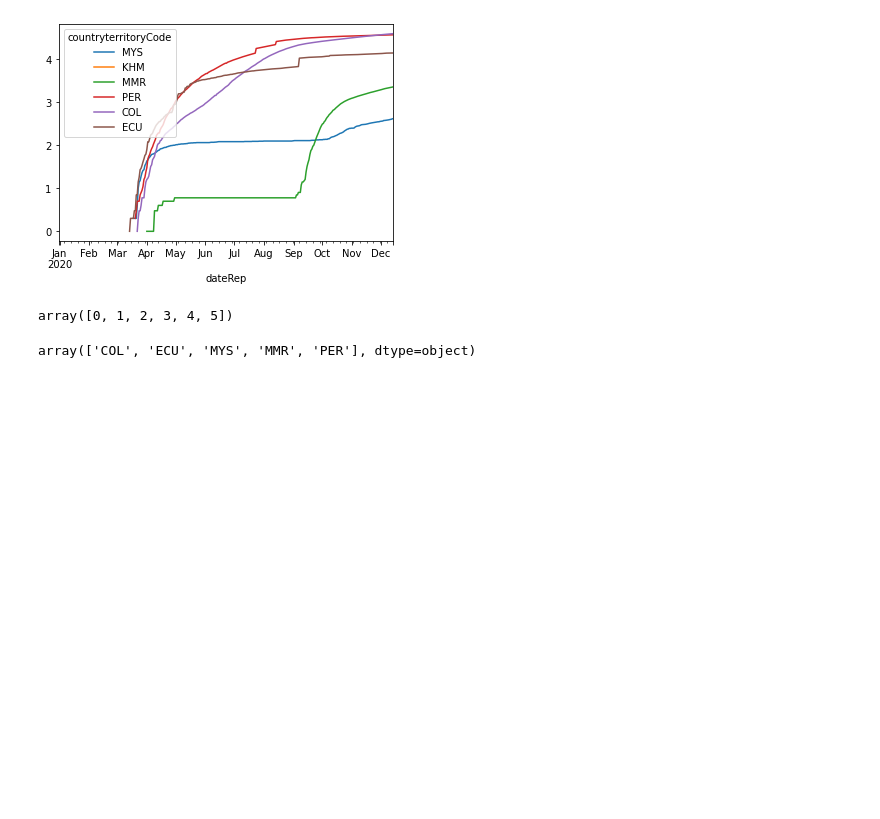
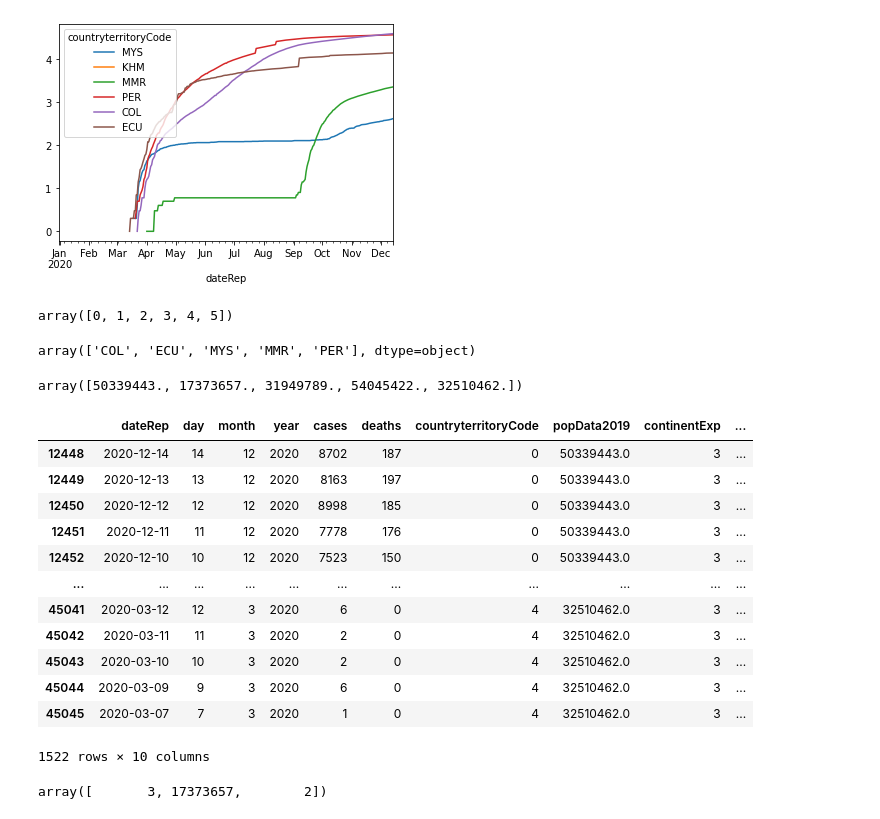
Before and after one commit to Wasilp/Ibm_COVID_workshop, a Jupyter notebook: zzcorcont.ipynb, the cells around one changed output. Saved outputs shown, nothing was run; the diff lists cells and outputs as text; code cells hidden in the pictures; blank space fills up the shorter version.

Commit message:
Categorized popData2019

```diff
--- a/zzcorcont.ipynb
+++ b/zzcorcont.ipynb
@@ -80,3 +80,23 @@ df.countryterritoryCode.unique()
 array(['COL', 'ECU', 'MYS', 'MMR', 'PER'], dtype=object)
 # %%
 df['countryterritoryCode'] = df['countryterritoryCode'].map( {'COL': 0, 'ECU': 1, 'MYS': 2,'MMR':3,'PER':4} ).astype(int)
+# %%
+df.popData2019.unique()
+# %% [output]
+array([50339443., 17373657., 31949789., 54045422., 32510462.])
+# %%
+df
+# %% [output]
+|  | dateRep | day | month | year | cases | deaths | countryterritoryCode | popData2019 | continentExp | ... |
+| 12448 | 2020-12-14 | 14 | 12 | 2020 | 8702 | 187 | 0 | 50339443.0 | 3 | ... |
+| 12449 | 2020-12-13 | 13 | 12 | 2020 | 8163 | 197 | 0 | 50339443.0 | 3 | ... |
+| 12450 | 2020-12-12 | 12 | 12 | 2020 | 8998 | 185 | 0 | 50339443.0 | 3 | ... |
+| 12451 | 2020-12-11 | 11 | 12 | 2020 | 7778 | 176 | 0 | 50339443.0 | 3 | ... |
+| 12452 | 2020-12-10 | 10 | 12 | 2020 | 7523 | 150 | 0 | 50339443.0 | 3 | ... |
+| ... | ... | ... | ... | ... | ... | ... | ... | ... | ... | ... |
+| 45041 | 2020-03-12 | 12 | 3 | 2020 | 6 | 0 | 4 | 32510462.0 | 3 | ... |
+| 45042 | 2020-03-11 | 11 | 3 | 2020 | 2 | 0 | 4 | 32510462.0 | 3 | ... |
+| 45043 | 2020-03-10 | 10 | 3 | 2020 | 2 | 0 | 4 | 32510462.0 | 3 | ... |
+| 45044 | 2020-03-09 | 9 | 3 | 2020 | 6 | 0 | 4 | 32510462.0 | 3 | ... |
+| 45045 | 2020-03-07 | 7 | 3 | 2020 | 1 | 0 | 4 | 32510462.0 | 3 | ... |
+1522 rows × 10 columns
@@ -82,0 +110,4 @@ df['countryterritoryCode'] = df['countryterritoryCode'].map( {'COL': 0, 'ECU': 1
+# %%
+df.popData2019.unique()
+# %% [output]
+array([       3, 17373657,        2])
```
Also changed, not shown: parts of 2 cells of this notebook.
